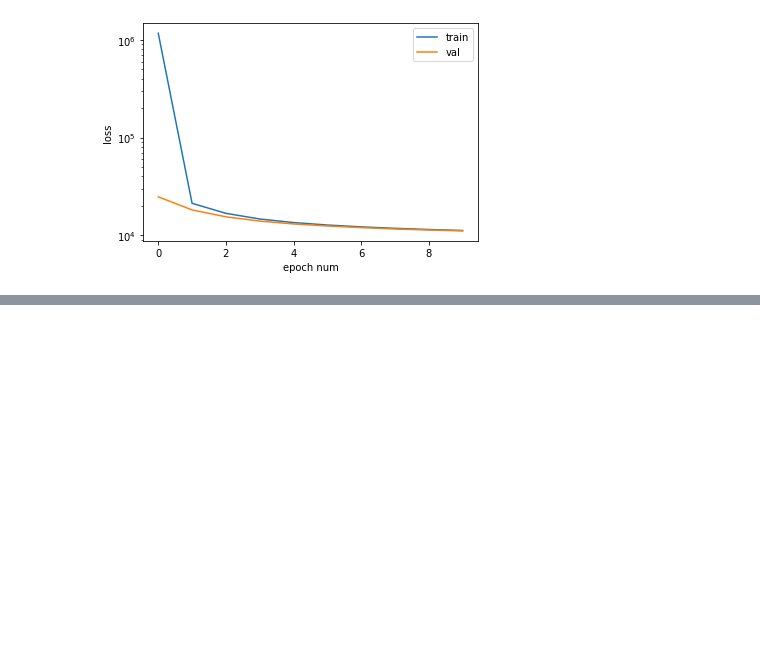
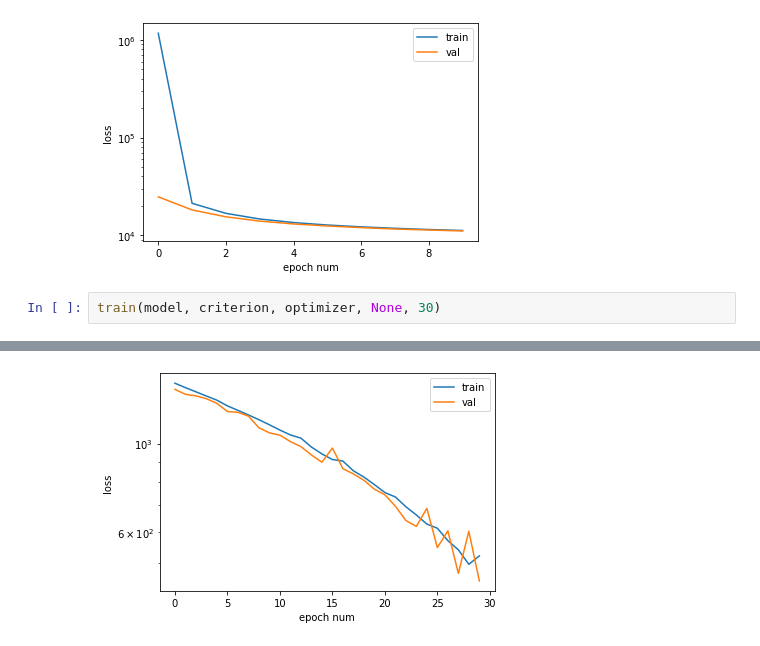
Before and after one commit to GrigoryBartosh/hse07_dul, a Jupyter notebook: hw22.ipynb, the cells around one changed output, grey strips where cells are left out. Saved outputs shown, nothing was run; the diff lists cells and outputs as text; blank space fills up the shorter version.

```diff
--- a/hw22.ipynb
+++ b/hw22.ipynb
@@ -409,3 +409,6 @@ train(model, criterion, optimizer, None, epochs)
 # %% [output]
 [interactive output not drawn]
 [figure]
+# %%
+train(model, criterion, optimizer, None, 30)
+# %% [output]
@@ -412,3 +416,4 @@ train(model, criterion, optimizer, None, epochs)
+[figure, added]
 # %%
 model.eval()
 show_interpolation(model)
```
Also changed, not shown: parts of 3 cells of this notebook.
